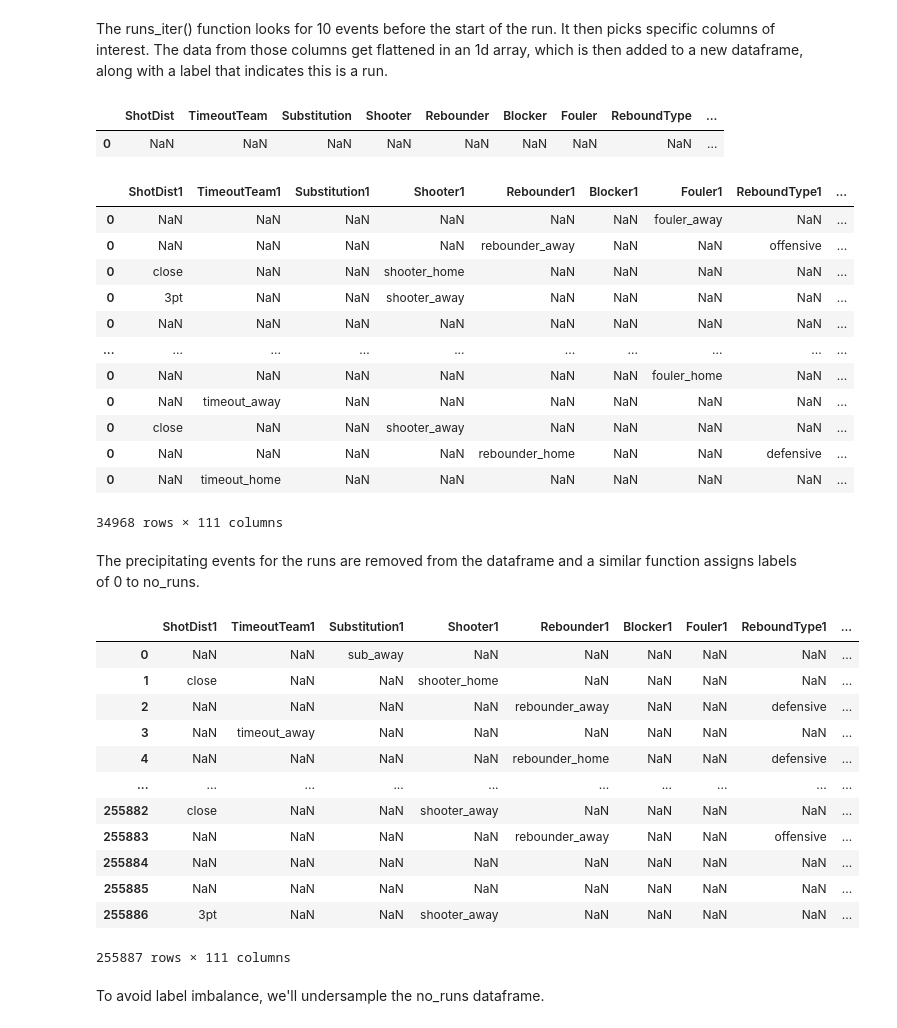
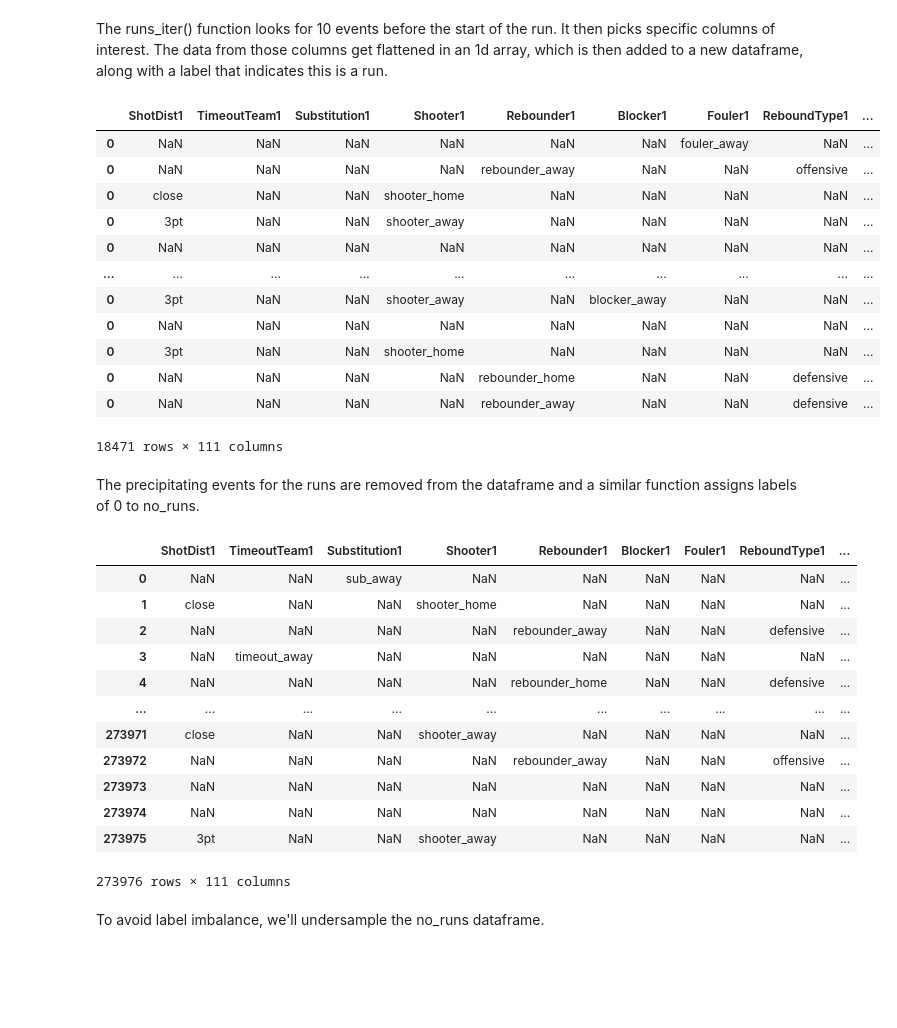
Before and after one commit to isevr/NBA_runs_prediction, a Jupyter notebook: cNN LE.ipynb, the cells around one changed output. Saved outputs shown, nothing was run; the diff lists cells and outputs as text; code cells hidden in the pictures; blank space fills up the shorter version.

```diff
--- a/cNN LE.ipynb
+++ b/cNN LE.ipynb
@@ -180,41 +180,36 @@ all_runs.extend(away_runs)
 The runs_iter() function looks for 10 events before the start of the run. It then picks specific columns of interest. The data from those columns get flattened in an 1d array, which is then added to a new dataframe, along with a label that indicates this is a run.
 # %%
 df_train = df_train[factors]
-# %%
-df_train.head(1)
-# %% [output]
-|  | ShotDist | TimeoutTeam | Substitution | Shooter | Rebounder | Blocker | Fouler | ReboundType | ... |
-| 0 | NaN | NaN | NaN | NaN | NaN | NaN | NaN | NaN | ... |
 # %%
 #The data from those columns get flattened in an 1d array, which is then added to a new dataframe, along with a label
 #that indicates this is a run.
 
-def runs_iter(data):
+def runs_iter(data, runs):
     global runs_df
     runs_df = pd.DataFrame()
-    for run in all_runs:
+    for run in runs:
         a = data.loc[run[0]-10:run[0]-1, factors].values.ravel()
         a = np.append(a,1)
         runs_df = pd.concat([runs_df,pd.DataFrame([a.copy()])])
     return runs_df
 
-runs_iter(df_train)
+runs_iter(df_train, home_runs)
 runs_df.columns = fact_cols
 runs_df
 # %% [output]
 |  | ShotDist1 | TimeoutTeam1 | Substitution1 | Shooter1 | Rebounder1 | Blocker1 | Fouler1 | ReboundType1 | ... |
 | 0 | NaN | NaN | NaN | NaN | NaN | NaN | fouler_away | NaN | ... |
 | 0 | NaN | NaN | NaN | NaN | rebounder_away | NaN | NaN | offensive | ... |
 | 0 | close | NaN | NaN | shooter_home | NaN | NaN | NaN | NaN | ... |
 | 0 | 3pt | NaN | NaN | shooter_away | NaN | NaN | NaN | NaN | ... |
 | 0 | NaN | NaN | NaN | NaN | NaN | NaN | NaN | NaN | ... |
 | ... | ... | ... | ... | ... | ... | ... | ... | ... | ... |
-| 0 | NaN | NaN | NaN | NaN | NaN | NaN | fouler_home | NaN | ... |
-| 0 | NaN | timeout_away | NaN | NaN | NaN | NaN | NaN | NaN | ... |
-| 0 | close | NaN | NaN | shooter_away | NaN | NaN | NaN | NaN | ... |
+| 0 | 3pt | NaN | NaN | shooter_away | NaN | blocker_away | NaN | NaN | ... |
+| 0 | NaN | NaN | NaN | NaN | NaN | NaN | NaN | NaN | ... |
+| 0 | 3pt | NaN | NaN | shooter_home | NaN | NaN | NaN | NaN | ... |
 | 0 | NaN | NaN | NaN | NaN | rebounder_home | NaN | NaN | defensive | ... |
-| 0 | NaN | timeout_home | NaN | NaN | NaN | NaN | NaN | NaN | ... |
+| 0 | NaN | NaN | NaN | NaN | rebounder_away | NaN | NaN | defensive | ... |
-34968 rows × 111 columns
+18471 rows × 111 columns
 # %% [markdown]
 The precipitating events for the runs are removed from the dataframe and a similar function assigns labels of 0 to no_runs.
 # %%
@@ -248,7 +243,7 @@ def no_runs_optimized(data, factors, fact_cols):
     no_runs_df.columns = fact_cols
     return no_runs_df
 
-no_runs_optimized(no_runs_preprocessing(df_train), factors, fact_cols)
+no_runs_optimized(no_runs_preprocessing(df_train, home_runs), factors, fact_cols)
 # %% [output]
 |  | ShotDist1 | TimeoutTeam1 | Substitution1 | Shooter1 | Rebounder1 | Blocker1 | Fouler1 | ReboundType1 | ... |
 | 0 | NaN | NaN | sub_away | NaN | NaN | NaN | NaN | NaN | ... |
@@ -257,12 +252,12 @@ no_runs_optimized(no_runs_preprocessing(df_train), factors, fact_cols)
 | 3 | NaN | timeout_away | NaN | NaN | NaN | NaN | NaN | NaN | ... |
 | 4 | NaN | NaN | NaN | NaN | rebounder_home | NaN | NaN | defensive | ... |
 | ... | ... | ... | ... | ... | ... | ... | ... | ... | ... |
-| 255882 | close | NaN | NaN | shooter_away | NaN | NaN | NaN | NaN | ... |
-| 255883 | NaN | NaN | NaN | NaN | rebounder_away | NaN | NaN | offensive | ... |
-| 255884 | NaN | NaN | NaN | NaN | NaN | NaN | NaN | NaN | ... |
-| 255885 | NaN | NaN | NaN | NaN | NaN | NaN | NaN | NaN | ... |
-| 255886 | 3pt | NaN | NaN | shooter_away | NaN | NaN | NaN | NaN | ... |
+| 273971 | close | NaN | NaN | shooter_away | NaN | NaN | NaN | NaN | ... |
+| 273972 | NaN | NaN | NaN | NaN | rebounder_away | NaN | NaN | offensive | ... |
+| 273973 | NaN | NaN | NaN | NaN | NaN | NaN | NaN | NaN | ... |
+| 273974 | NaN | NaN | NaN | NaN | NaN | NaN | NaN | NaN | ... |
+| 273975 | 3pt | NaN | NaN | shooter_away | NaN | NaN | NaN | NaN | ... |
-255887 rows × 111 columns
+273976 rows × 111 columns
 # %% [markdown]
 To avoid label imbalance, we'll undersample the no_runs dataframe.
 # %%
```
Also changed, not shown: parts of 15 cells of this notebook, 3 other files.
